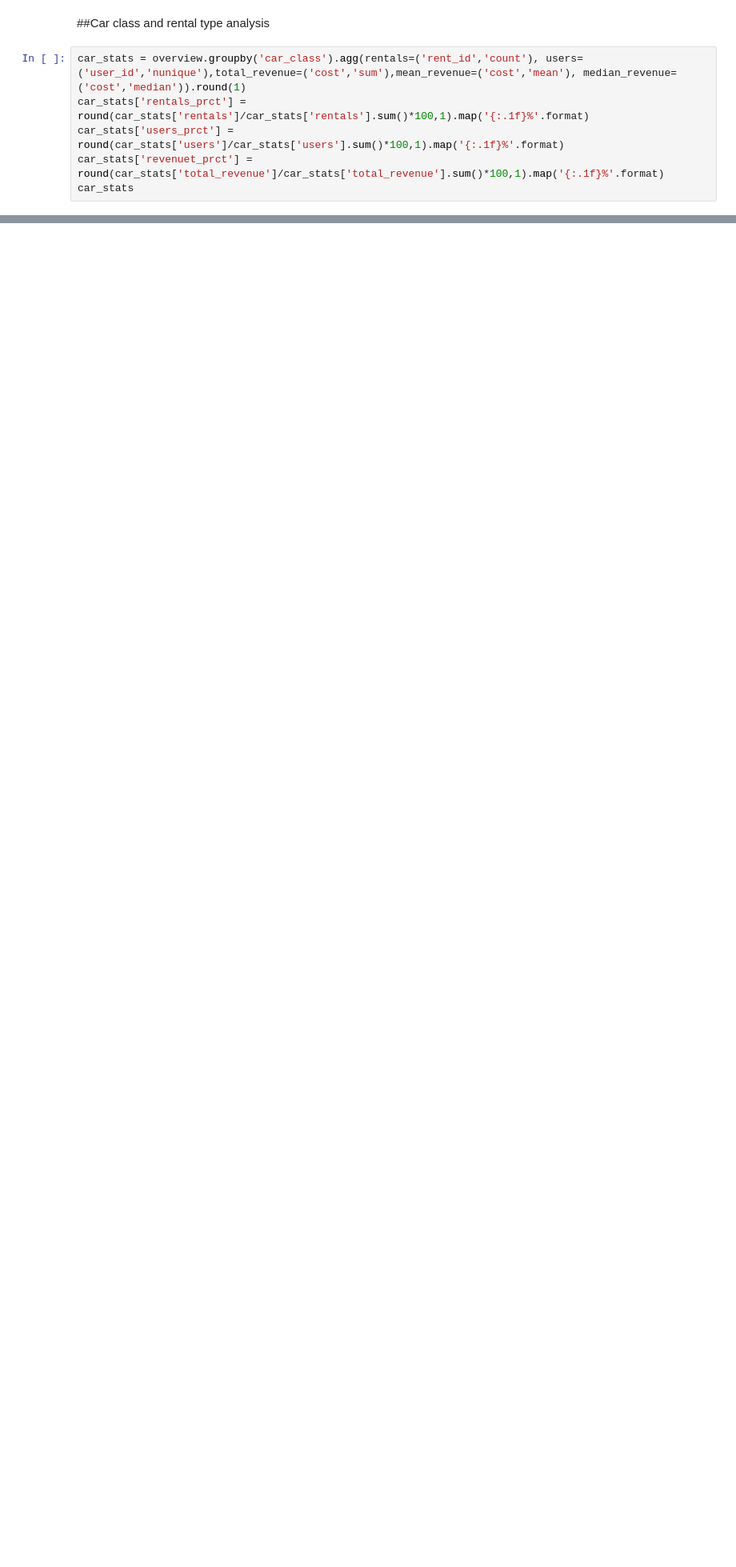
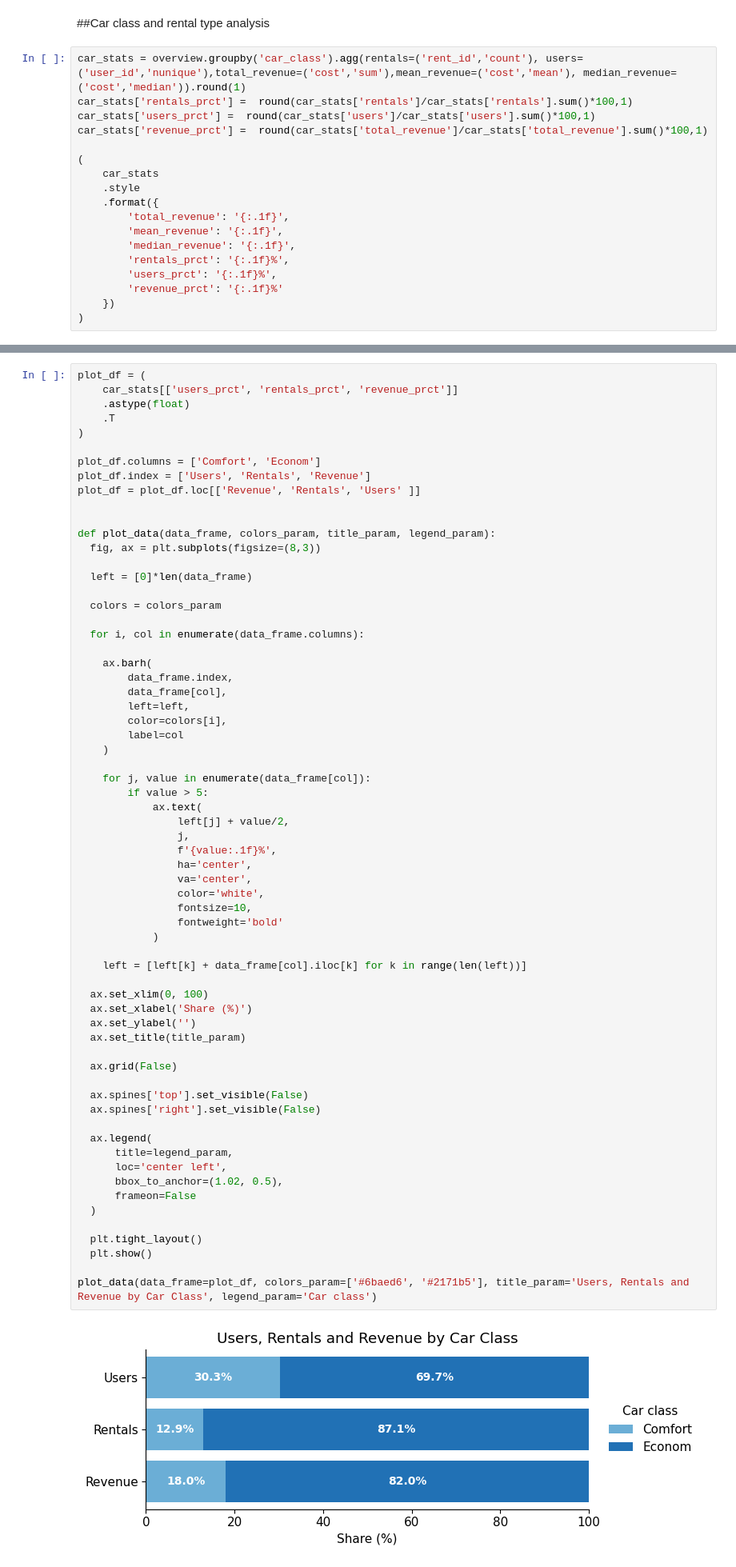
Before and after one commit to YuliaLoburets/A-B-test_project, a Jupyter notebook: A_B_Testing_project.ipynb, the cells around one changed output, grey strips where cells are left out. Shown: that part at 80% size. Saved outputs shown, nothing was run; the diff lists cells and outputs as text; blank space fills up the shorter version.

```diff
--- a/A_B_Testing_project.ipynb
+++ b/A_B_Testing_project.ipynb
@@ -338,15 +337,94 @@ Since a relatively small group of users generates the majority of the platform's
 ##Car class and rental type analysis
 # %%
 car_stats = overview.groupby('car_class').agg(rentals=('rent_id','count'), users=('user_id','nunique'),total_revenue=('cost','sum'),mean_revenue=('cost','mean'), median_revenue=('cost','median')).round(1)
-car_stats['rentals_prct'] =  round(car_stats['rentals']/car_stats['rentals'].sum()*100,1).map('{:.1f}%'.format)
-car_stats['users_prct'] =  round(car_stats['users']/car_stats['users'].sum()*100,1).map('{:.1f}%'.format)
-car_stats['revenuet_prct'] =  round(car_stats['total_revenue']/car_stats['total_revenue'].sum()*100,1).map('{:.1f}%'.format)
-car_stats
+car_stats['rentals_prct'] =  round(car_stats['rentals']/car_stats['rentals'].sum()*100,1)
+car_stats['users_prct'] =  round(car_stats['users']/car_stats['users'].sum()*100,1)
+car_stats['revenue_prct'] =  round(car_stats['total_revenue']/car_stats['total_revenue'].sum()*100,1)
+
+(
+    car_stats
+    .style
+    .format({
+        'total_revenue': '{:.1f}',
+        'mean_revenue': '{:.1f}',
+        'median_revenue': '{:.1f}',
+        'rentals_prct': '{:.1f}%',
+        'users_prct': '{:.1f}%',
+        'revenue_prct': '{:.1f}%'
+    })
+)
 # %% [output]
 |  | rentals | users | total_revenue | mean_revenue | median_revenue | rentals_prct | users_prct | ... |
 | car_class |  |  |  |  |  |  |  | ... |
 | Comfort | 40718 | 14878 | 94895904.2 | 2330.6 | 1572.9 | 12.9% | 30.3% | ... |
 | Econom | 275751 | 34273 | 431518587.5 | 1564.9 | 1202.1 | 87.1% | 69.7% | ... |
+# %%
+plot_df = (
+    car_stats[['users_prct', 'rentals_prct', 'revenue_prct']]
+    .astype(float)
+    .T
+)
+
+plot_df.columns = ['Comfort', 'Econom']
+plot_df.index = ['Users', 'Rentals', 'Revenue']
+plot_df = plot_df.loc[['Revenue', 'Rentals', 'Users' ]]
+
+
+def plot_data(data_frame, colors_param, title_param, legend_param):
+  fig, ax = plt.subplots(figsize=(8,3))
+
+  left = [0]*len(data_frame)
+
+  colors = colors_param
+
+  for i, col in enumerate(data_frame.columns):
+
+    ax.barh(
+        data_frame.index,
+        data_frame[col],
+        left=left,
+        color=colors[i],
+        label=col
+    )
+
+    for j, value in enumerate(data_frame[col]):
+        if value > 5:
+            ax.text(
+                left[j] + value/2,
+                j,
+                f'{value:.1f}%',
+                ha='center',
+                va='center',
+                color='white',
+                fontsize=10,
+                fontweight='bold'
+            )
+
+    left = [left[k] + data_frame[col].iloc[k] for k in range(len(left))]
+
+  ax.set_xlim(0, 100)
+  ax.set_xlabel('Share (%)')
+  ax.set_ylabel('')
+  ax.set_title(title_param)
+
+  ax.grid(False)
+
+  ax.spines['top'].set_visible(False)
+  ax.spines['right'].set_visible(False)
+
+  ax.legend(
+      title=legend_param,
+      loc='center left',
+      bbox_to_anchor=(1.02, 0.5),
+      frameon=False
+  )
+
+  plt.tight_layout()
+  plt.show()
+
+plot_data(data_frame=plot_df, colors_param=['#6baed6', '#2171b5'], title_param='Users, Rentals and Revenue by Car Class', legend_param='Car class')
+# %% [output]
+[figure, added]
 # %%
 # the key indicators for rent type
 rent_type_stats = overview.groupby('type_').agg(rentals=('rent_id','count'), users=('user_id','nunique'),total_revenue=('cost','sum'),mean_revenue=('cost','mean'), median_revenue=('cost','median')).round(1)
```
Also changed, not shown: parts of 13 cells of this notebook.
